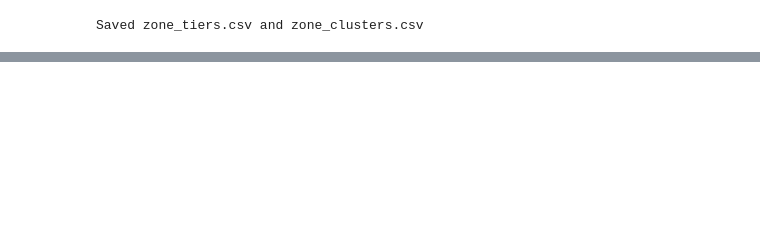
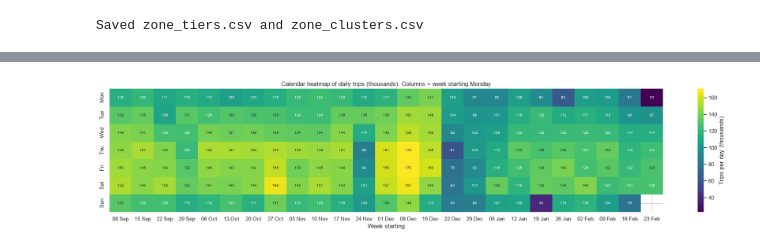
Before and after one commit to BA-CapstoneProject-12/nyc-taxi-demand-forecasting, a Jupyter notebook: scripts/EDA_visuallization.ipynb, the cells around one changed output, grey strips where cells are left out. Saved outputs shown, nothing was run; the diff lists cells and outputs as text; code cells hidden in the pictures; blank space fills up the shorter version.

```diff
--- a/scripts/EDA_visuallization.ipynb
+++ b/scripts/EDA_visuallization.ipynb
@@ -817,0 +841,20 @@ Saved zone_tiers.csv and zone_clusters.csv
+# %%
+# Calendar heatmap: one cell per day
+calendar = daily.reset_index()
+calendar.columns = ["date", "trips"]
+calendar["weekday"] = calendar["date"].dt.dayofweek
+calendar["week_start"] = calendar["date"] - pd.to_timedelta(calendar["weekday"], unit="D")
+
+calendar_grid = calendar.pivot(index="weekday", columns="week_start", values="trips")
+calendar_grid.index = DAY_NAMES
+calendar_grid.columns = [d.strftime("%d %b") for d in calendar_grid.columns]
+
+plt.figure(figsize=(20, 4.5))
+sns.heatmap(calendar_grid / 1000, cmap="viridis", annot=True, fmt=".0f", annot_kws={"size": 7},
+            cbar_kws={"label": "Trips per day (thousands)"})
+plt.title("Calendar heatmap of daily trips (thousands). Columns = week starting Monday")
+plt.xlabel("Week starting")
+plt.ylabel("")
+save_fig("D2_calendar_heatmap")
+# %% [output]
+[figure, added]
```
Also changed, not shown: parts of 58 cells of this notebook, 9 other files.
